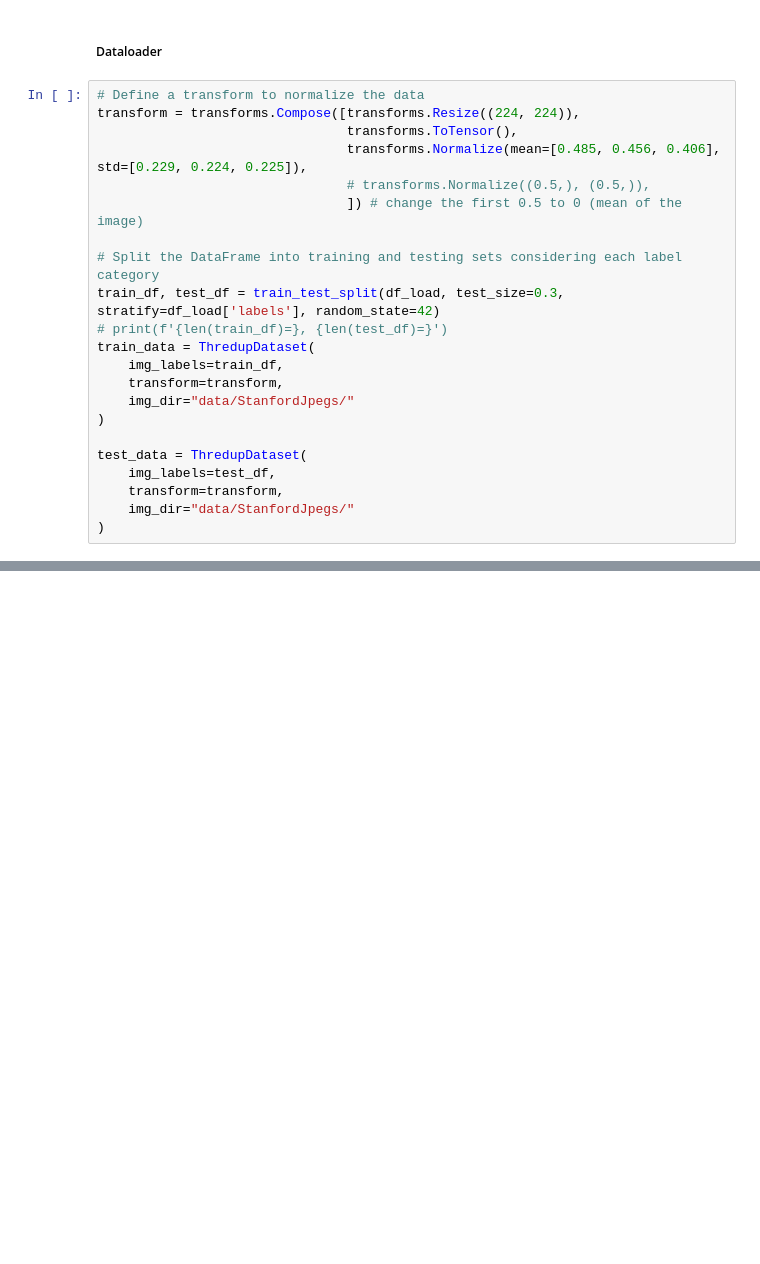
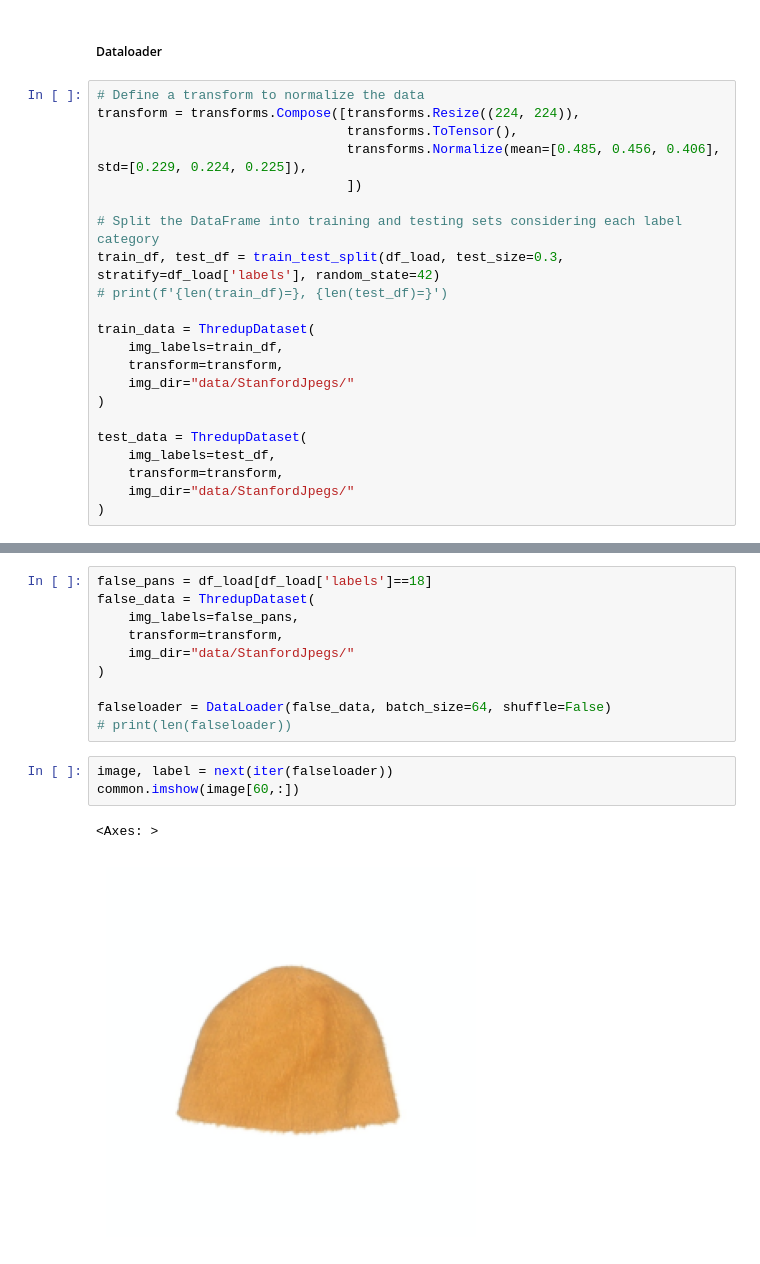
Before and after one commit to Esra-Al/Image_Classification, a Jupyter notebook: threadup_classify.ipynb, the cells around one changed output, grey strips where cells are left out. Drawn from its saved outputs; the diff is of its cells as text; blank space fills up the shorter version.

```diff
--- a/threadup_classify.ipynb
+++ b/threadup_classify.ipynb
@@ -129,12 +133,12 @@ class ThredupDataset(Dataset):
 transform = transforms.Compose([transforms.Resize((224, 224)),
                                 transforms.ToTensor(),
                                 transforms.Normalize(mean=[0.485, 0.456, 0.406], std=[0.229, 0.224, 0.225]),
-                                # transforms.Normalize((0.5,), (0.5,)),
-                                ]) # change the first 0.5 to 0 (mean of the image)
+                                ])
 
 # Split the DataFrame into training and testing sets considering each label category
 train_df, test_df = train_test_split(df_load, test_size=0.3, stratify=df_load['labels'], random_state=42)
 # print(f'{len(train_df)=}, {len(test_df)=}')
+
 train_data = ThredupDataset(
     img_labels=train_df,
     transform=transform,
@@ -271,0 +322,16 @@ Accuracy on set: 94.96%
+# %%
+false_pans = df_load[df_load['labels']==18]
+false_data = ThredupDataset(
+    img_labels=false_pans,
+    transform=transform,
+    img_dir="data/StanfordJpegs/"
+)
+
+falseloader = DataLoader(false_data, batch_size=64, shuffle=False)
+# print(len(falseloader))
+# %%
+image, label = next(iter(falseloader))
+common.imshow(image[60,:])
+# %% [output]
+<Axes: >
+[figure, added]
```
Also changed, not shown: parts of 21 cells of this notebook, 4 other files.
